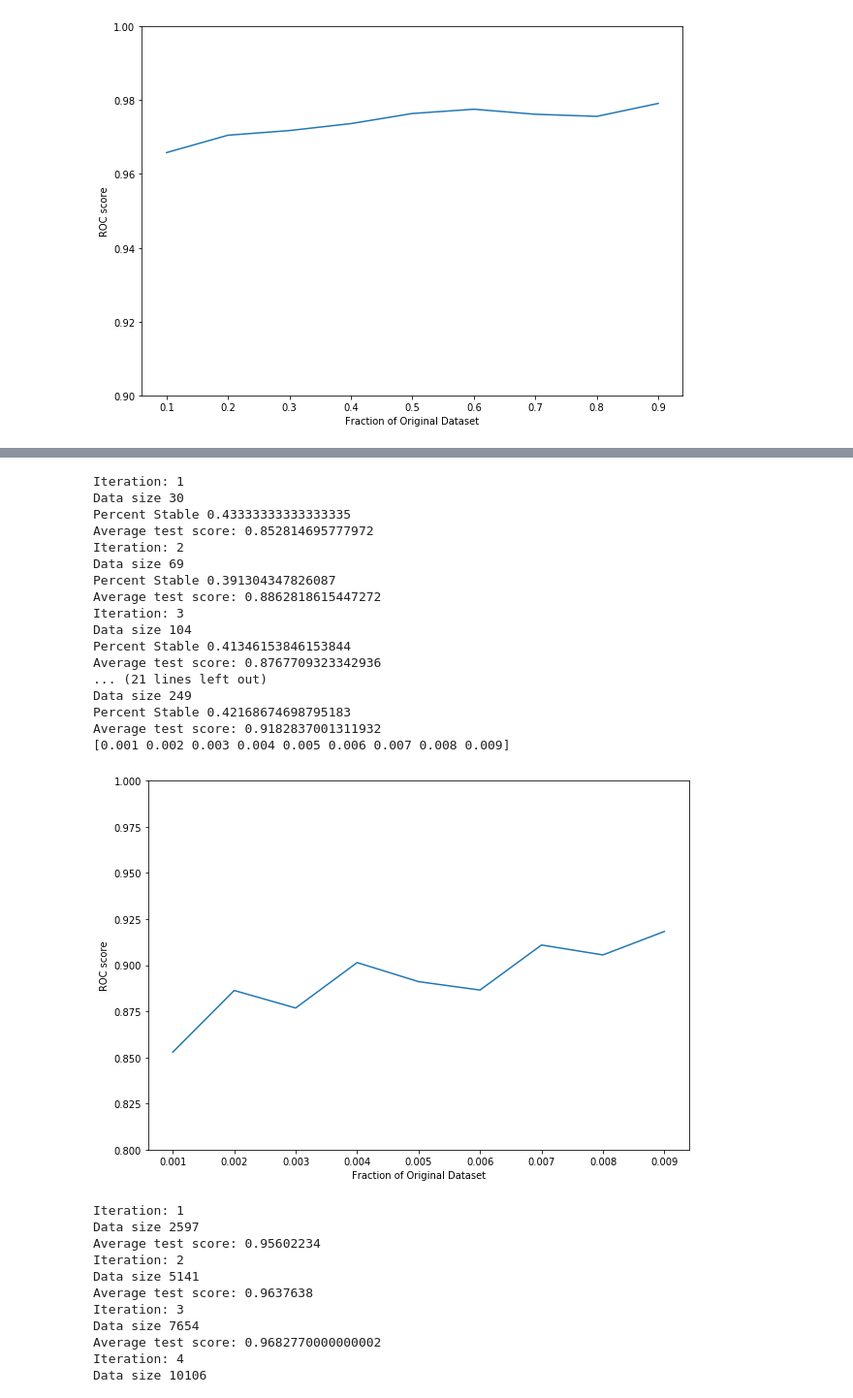
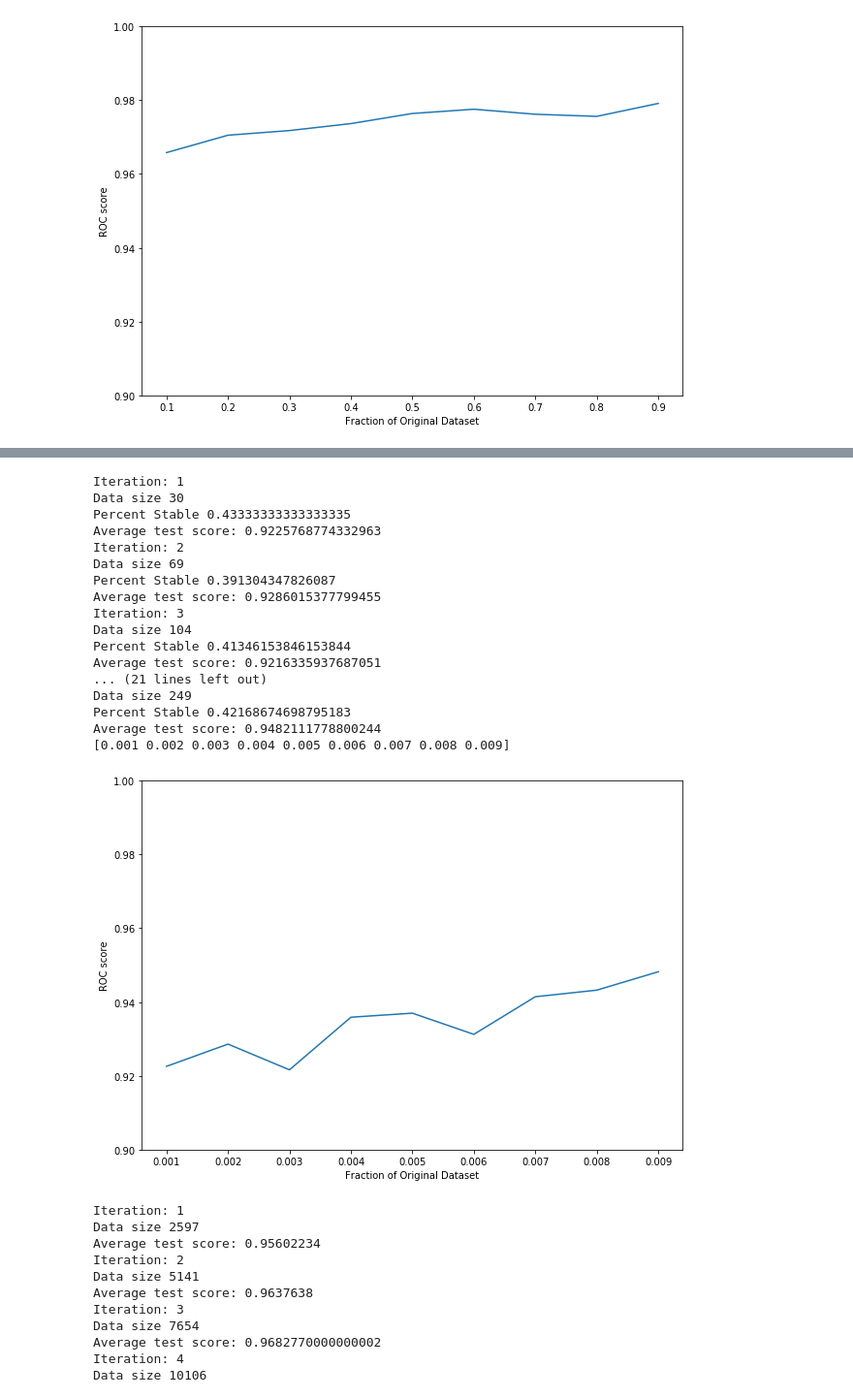
Before and after one commit to dtamayo/MLstability, a Jupyter notebook: Analysis/Old_Tuning_Notebooks/Performance vs Dataset Size.ipynb, the cells around one changed output, grey strips where cells are left out. Shown at 97% size. Drawn from its saved outputs; the diff is of its cells as text; code cells hidden in the pictures.

Commit message:
info gain  graph

```diff
--- a/Analysis/Old_Tuning_Notebooks/Performance vs Dataset Size.ipynb
+++ b/Analysis/Old_Tuning_Notebooks/Performance vs Dataset Size.ipynb
@@ -133,24 +134,24 @@ Average test score: 0.9488068104051639
 # %%
-data_set_size(0.001, [0.8, 1])
+data_set_size(0.001)
 # %% [output]
 Iteration: 1
 Data size 30
 Percent Stable 0.43333333333333335
-Average test score: 0.852814695777972
+Average test score: 0.9225768774332963
 Iteration: 2
 Data size 69
 Percent Stable 0.391304347826087
-Average test score: 0.8862818615447272
+Average test score: 0.9286015377799455
 Iteration: 3
 Data size 104
 Percent Stable 0.41346153846153844
-Average test score: 0.8767709323342936
+Average test score: 0.9216335937687051
 ... (21 lines left out)
 Data size 249
 Percent Stable 0.42168674698795183
-Average test score: 0.9182837001311932
+Average test score: 0.9482111778800244
 [0.001 0.002 0.003 0.004 0.005 0.006 0.007 0.008 0.009]
-[figure, old version]
+[figure, new version]
 # %%
 def data_set_size_cv(order_of_mag, yrange= None):
     # use the first i splits for training, and remaining for testing
```
Also changed, not shown: parts of 3 cells of this notebook.
